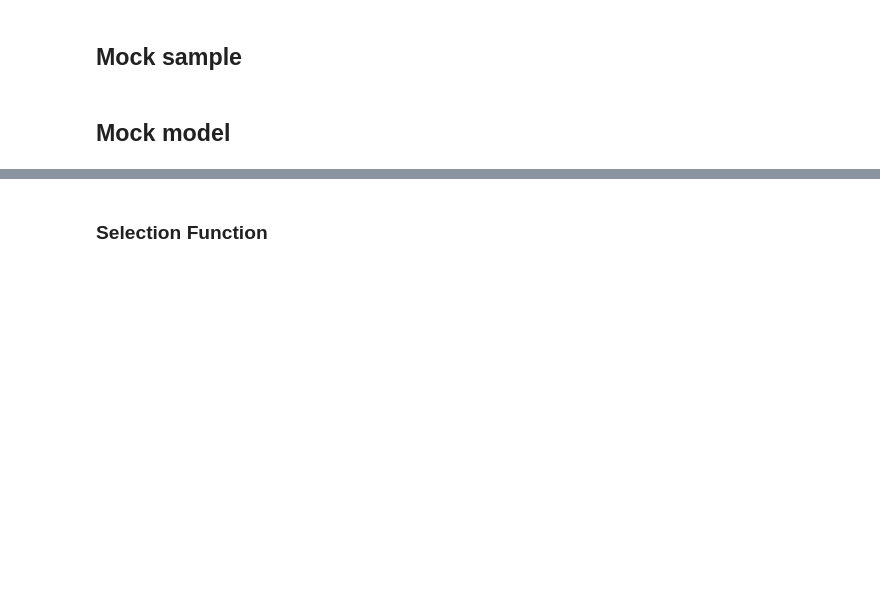
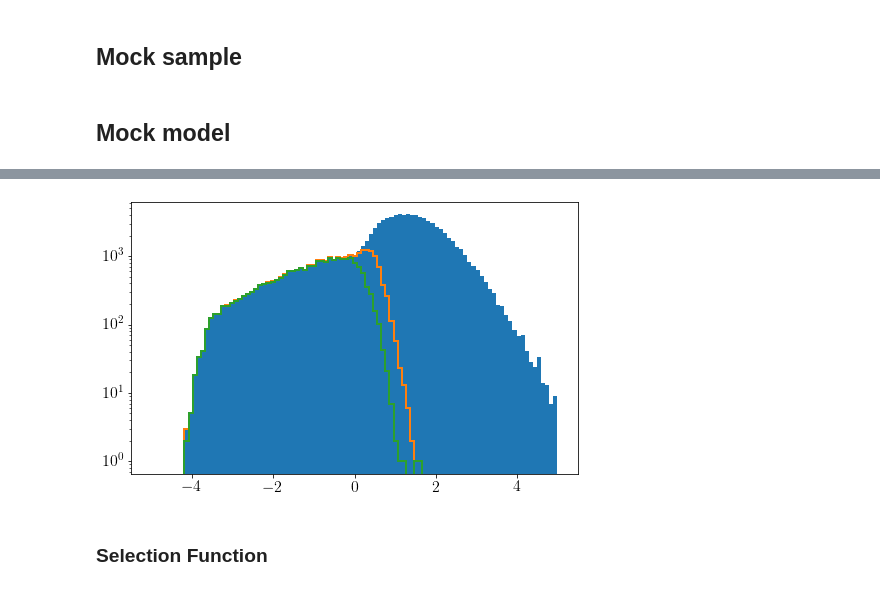
Before and after one commit to aeverall/mwtrace, a Jupyter notebook: mockmodel/Mock Selection.ipynb, the cells around one changed output, grey strips where cells are left out. Drawn from its saved outputs; the diff is of its cells as text; code cells hidden in the pictures; blank space fills up the shorter version.

Commit message:
Results of run006.

```diff
--- a/mockmodel/Mock Selection.ipynb
+++ b/mockmodel/Mock Selection.ipynb
@@ -42,7 +42,7 @@ from TracerFit import mwfit, int_idx
 # %%
 # Load Sample
 sample = {}; true_pars={};
-filename = '/data/asfe2/Projects/mwtrace_data/mockmodel/sample_1m.h'
+filename = '/data/asfe2/Projects/mwtrace_data/mockmodel/sample_1m_test.h'
 with h5py.File(filename, 'r') as hf:
     subset = np.arange(len(hf['sample']['source_id'][...]))[::10]
     for key in hf['sample'].keys():
@@ -129,0 +130,22 @@ plt.ylim(10.,400000)
+# %%
+from selectionfunctions.carpentry import chisel
+import selectionfunctions.cog_ii as CoGii
+from selectionfunctions.config import config
+
+config['data_dir'] = '/data/asfe2/Projects/testselectionfunctions/'
+dr2_sf = CoGii.dr2_sf(version='modelAB',crowding=False)
+
+config['data_dir'] = '/data/asfe2/Projects/astrometry/StanOutput/'
+M = 85; C = 1; j=[-1,0,1,2,3,4]
+lengthscale=0.3; nside=32
+map_fname = f"chisquare_j{str(j).replace(' ','')}_nside{nside}_M{M}_C1_l0.3_results.h5"
+basis_options = {'needlet':'chisquare', 'j':j, 'B':2.0, 'p':1.0, 'wavelet_tol':1e-2}
+nside=64
+ast_sf = chisel(map_fname=map_fname, nside=nside, C=C, M=M, basis_options=basis_options,
+                       spherical_basis_directory='/data/asfe2/Projects/astrometry/SphericalWavelets/')
+
+sample['gaiasf_subset'] = sf_utils.apply_gaiasf(sample['l'], np.arcsin(sample['sinb']),
+                                                sample['m'], dr2_sf=dr2_sf)[0]
+
+sample['astsf_subset'] = sf_utils.apply_subgaiasf(sample['l'], np.arcsin(sample['sinb']),
+                                                  sample['m'], dr2_sf=dr2_sf, sub_sf=ast_sf)[0]
@@ -130,3 +166,12 @@ plt.ylim(10.,400000)
+# %%
+plt.figure(figsize=(8,5))
+bins = np.linspace(-5,5,100)
+plt.hist(np.log(sample['parallax_error']), bins=bins);
+plt.hist(np.log(sample['parallax_error'])[sample['gaiasf_subset']], bins=bins, histtype='step', linewidth=2);
+plt.hist(np.log(sample['parallax_error'])[sample['astsf_subset']], bins=bins, histtype='step', linewidth=2);
+plt.yscale('log')
+# %% [output]
+[figure, added]
 # %% [markdown]
 ### Selection Function
 # %%
```
Also changed, not shown: parts of 24 cells of this notebook, 1 other file.
